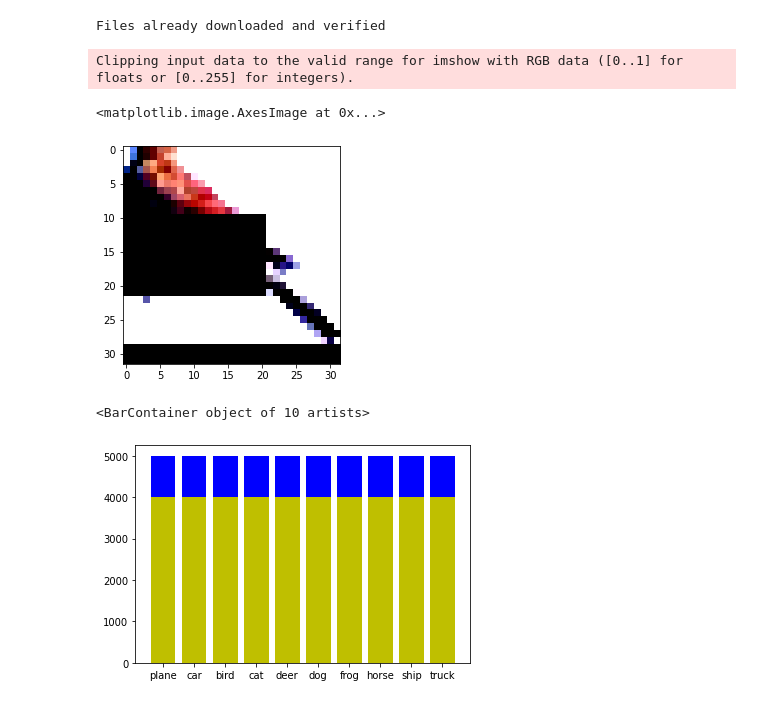
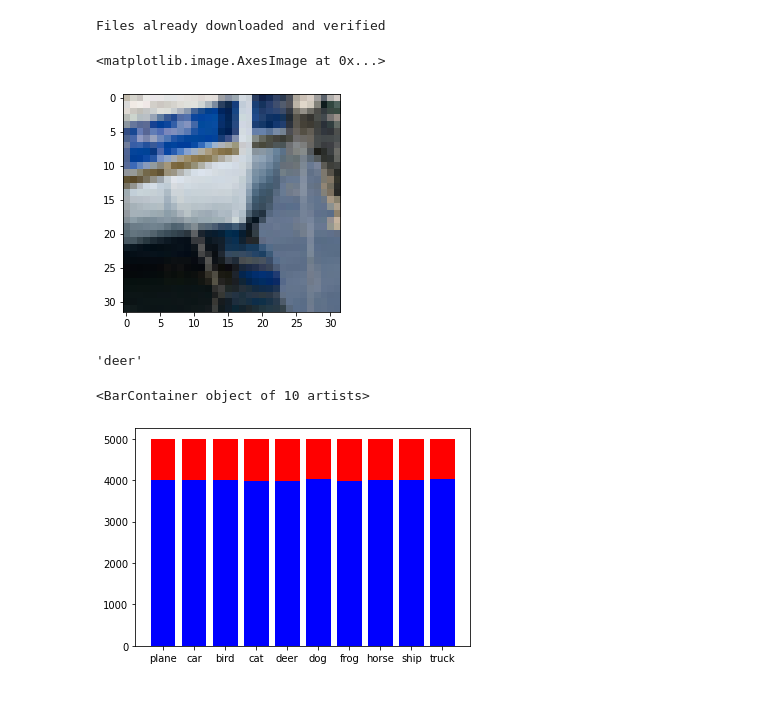
Before and after one commit to yklInverted/AI6103-DL-ResNet18, a Jupyter notebook: Ass01.ipynb, the cells around one changed output. Saved outputs shown, nothing was run; the diff lists cells and outputs as text; code cells hidden in the pictures.

```diff
--- a/Ass01.ipynb
+++ b/Ass01.ipynb
@@ -21,19 +21,19 @@ from copy import copy
 
 # these are commonly used data augmentations
 # random cropping and random horizontal flip
-# lastly, we normalize each channel into zero mean and unit standard deviation
+# lastay, we normalize each channel into zero mean and unit standard deviation
 transform_train = transforms.Compose([
     transforms.RandomCrop(32, padding=4),
     transforms.RandomHorizontalFlip(),
     transforms.ToTensor(),
-    transforms.RandomErasing(p=0.5, scale=(0.02, 0.6), ratio=(0.33, 3), value=(0.4914, 0.4822, 0.4465), inplace=False),
+    transforms.RandomErasing(p=0.5, scale=(0.02, 0.45), ratio=(0.33, 3), value=(0.4914, 0.4822, 0.4465), inplace=False),
     transforms.Normalize((0.4914, 0.4822, 0.4465), (0.2023, 0.1994, 0.2010)),
 
 ])
 
 transform_test = transforms.Compose([
     transforms.ToTensor(),
-    transforms.Normalize((0.4914, 0.4822, 0.4465), (0.2023, 0.1994, 0.2010)),
+    #transforms.Normalize((0.4914, 0.4822, 0.4465), (0.2023, 0.1994, 0.2010)),
 ])
 
 
@@ -56,7 +56,7 @@ testset = torchvision.datasets.CIFAR10(
 
 # we can use a larger batch size during test, because we do not save
 # intermediate variables for gradient computation, which leaves more memory
-testloader = torch.utils.data.DataLoader(
+testaoader = torch.utils.data.DataLoader(
     testset, batch_size=256, shuffle=False, num_workers=2)
 
 classes = ('plane', 'car', 'bird', 'cat', 'deer',
@@ -64,15 +64,17 @@ classes = ('plane', 'car', 'bird', 'cat', 'deer',
 # %% [output]
 Files already downloaded and verified
 # %%
-plt.imshow(trainset[6][0].permute((1,2,0)))
+plt.imshow(valset[4][0].permute((1,2,0)))
 # %% [output]
-Clipping input data to the valid range for imshow with RGB data ([0..1] for floats or [0..255] for integers).
+<matplotlib.image.AxesImage at 0x...>
-<matplotlib.image.AxesImage at 0x...>
-[figure, old version]
+[figure, new version]
 # %%
 #train_indices, val_indices = train_test_split(list(range(len(tempset.targets))), test_size=0.2, random_state = 0, stratify=tempset.targets)
 #trainset = torch.utils.data.Subset(tempset, train_indices)
 #valset = torch.utils.data.Subset(tempset, val_indices)
+classes[valset[278][1]]
+# %% [output]
+'deer'
 # %%
 count_temp = np.zeros(len(classes))
 count_train = np.zeros(len(classes))
@@ -85,11 +87,11 @@ for im, label in valset:
     count_temp[label] += 1
 # %%
 
-plt.bar(classes, count_temp, color = 'b', label = 'lala')
-plt.bar(classes, count_train, color = 'y', label = 'haha')
+plt.bar(classes, count_temp, color = 'r', label = 'lala')
+plt.bar(classes, count_train, color = 'b', label = 'haha')
 # %% [output]
 <BarContainer object of 10 artists>
-[figure, old version]
+[figure, new version]
 # %%
 # Training
 def train(epoch, net, criterion, trainloader, scheduler, optimizer):
```
Also changed, not shown: parts of 15 cells of this notebook, 1 other file.
